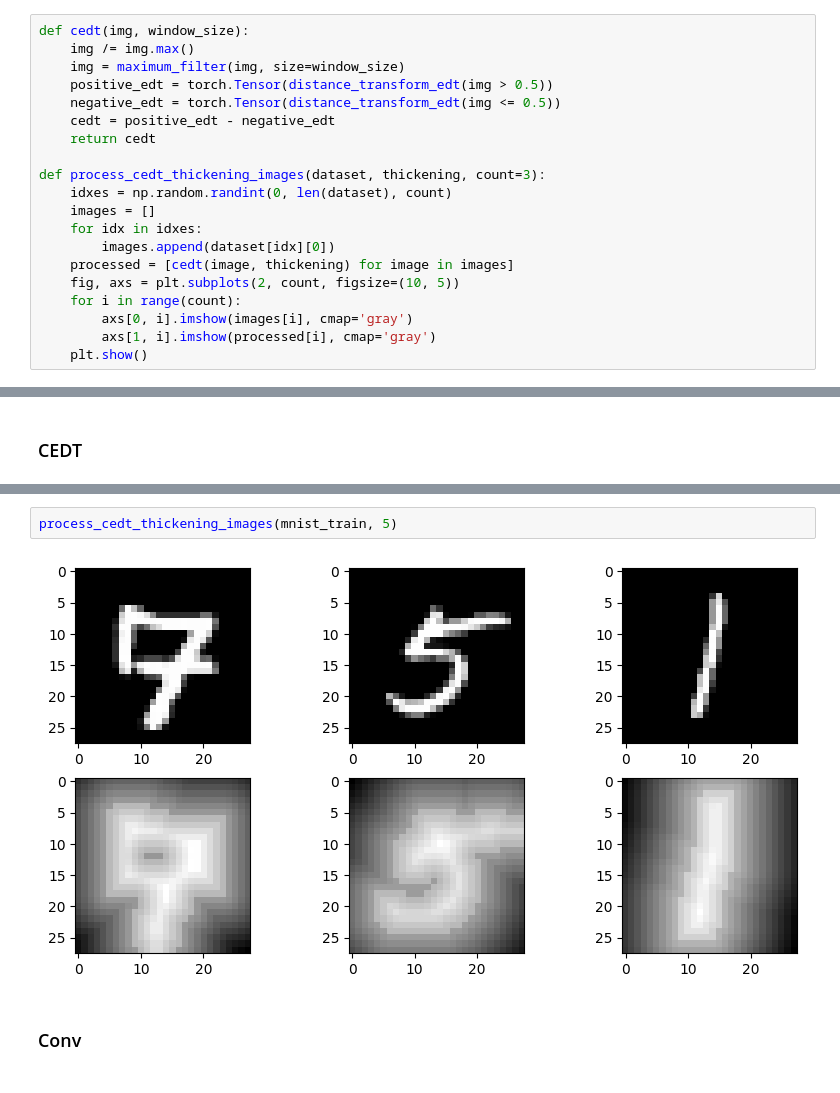
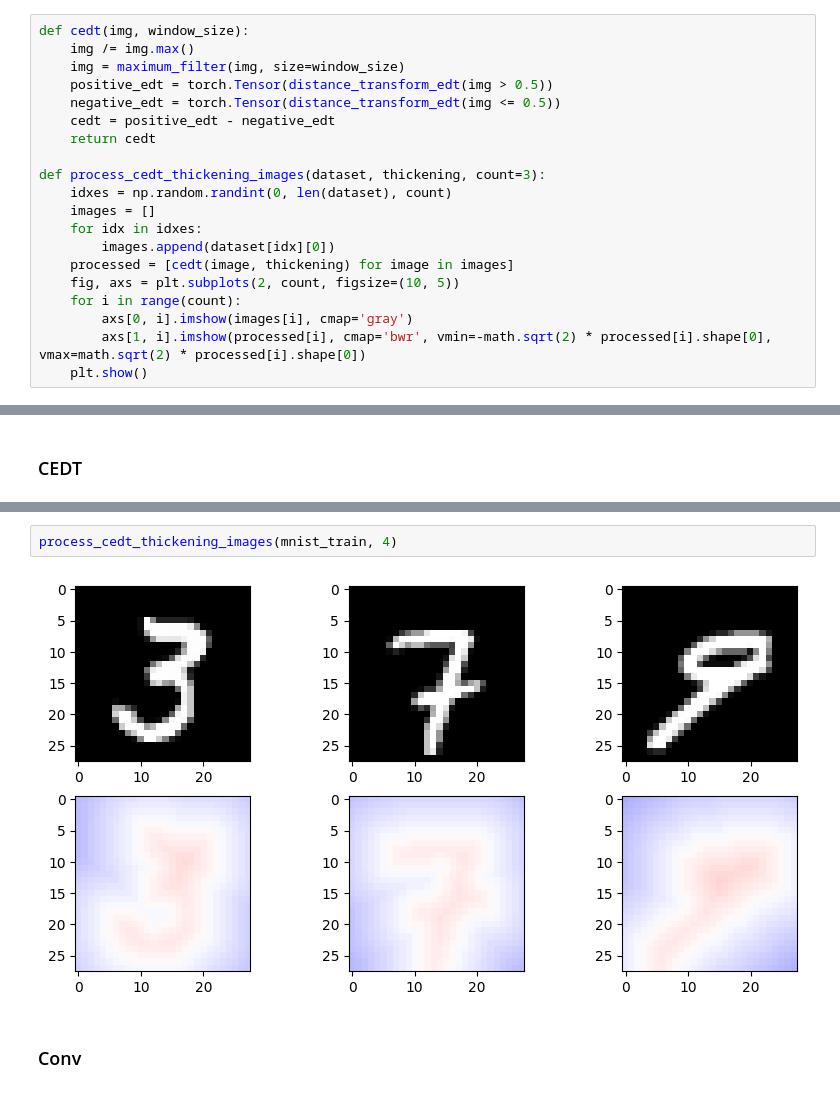
Before and after one commit to ChervovNikita/topological_DL_course_work, a Jupyter notebook: experiments/process_images.ipynb, the cells around one changed output, grey strips where cells are left out. Cells and saved outputs as stored; diff of their text form.

```diff
--- a/experiments/process_images.ipynb
+++ b/experiments/process_images.ipynb
@@ -64,7 +64,7 @@ def process_cedt_thickening_images(dataset, thickening, count=3):
     fig, axs = plt.subplots(2, count, figsize=(10, 5))
     for i in range(count):
         axs[0, i].imshow(images[i], cmap='gray')
-        axs[1, i].imshow(processed[i], cmap='gray')
+        axs[1, i].imshow(processed[i], cmap='bwr', vmin=-math.sqrt(2) * processed[i].shape[0], vmax=math.sqrt(2) * processed[i].shape[0])
     plt.show()
 # %%
 def process_conv_images(dataset, kernel_size, count=3):
@@ -102,7 +102,7 @@ process_cedt_thickening_images(mnist_train, 1)
 # %%
-process_cedt_thickening_images(mnist_train, 5)
+process_cedt_thickening_images(mnist_train, 4)
 # %% [output]
-[figure, old version]
+[figure, new version]
 # %% [markdown]
 ### Conv
 # %%
```
Also changed, not shown: parts of 32 cells of this notebook, 2 other files.
